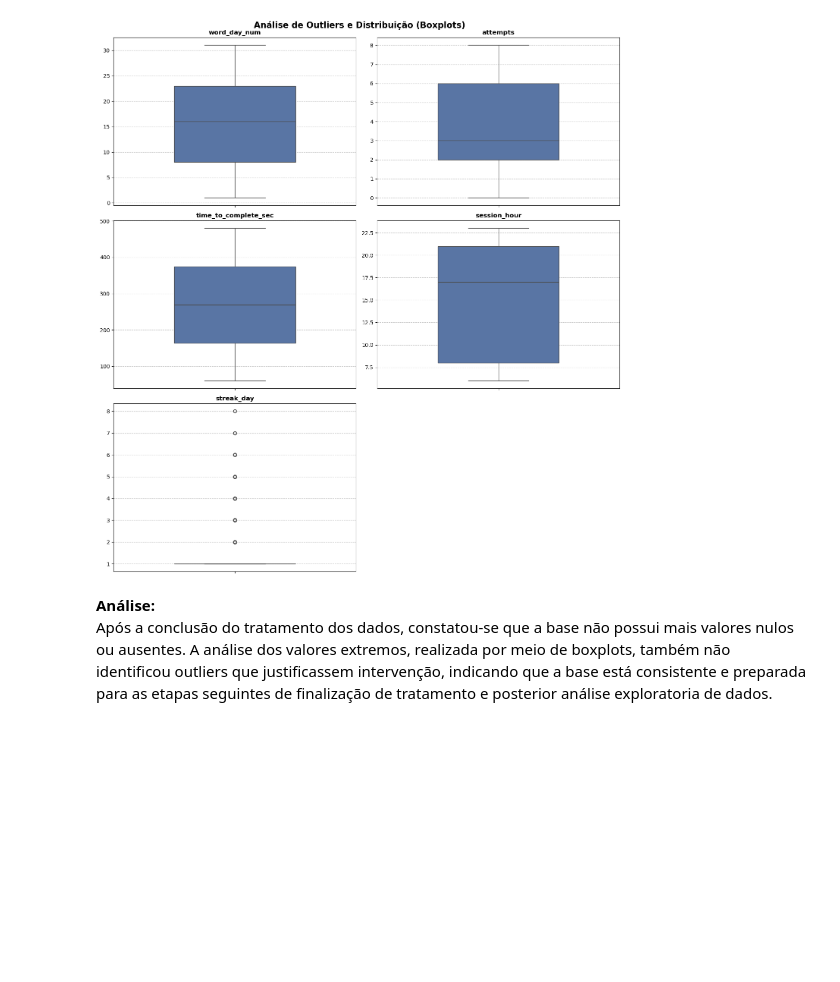
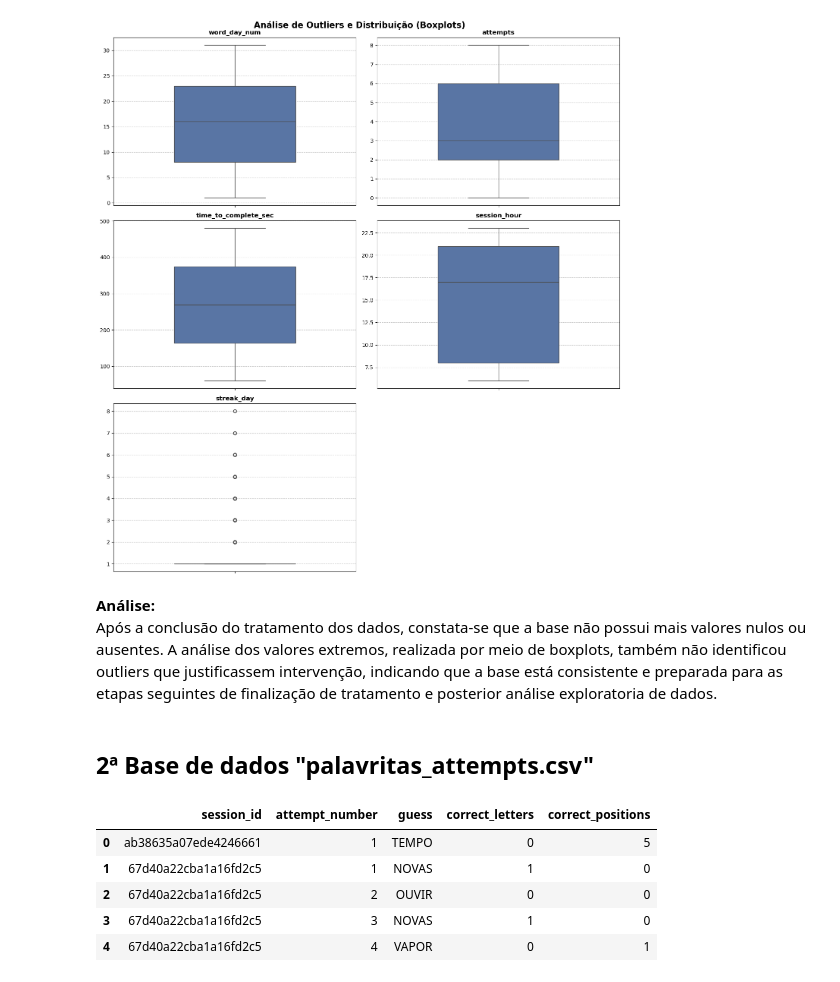
Before and after one commit to Fernandonneto/Case_Processo_Seletivo_-_Analista_de_Dados_Produto_-_Growth, a Jupyter notebook: I_Etapa_-_Tratamento_dados.ipynb, the cells around one changed output. Saved outputs shown, nothing was run; the diff lists cells and outputs as text; code cells hidden in the pictures; blank space fills up the shorter version.

```diff
--- a/I_Etapa_-_Tratamento_dados.ipynb
+++ b/I_Etapa_-_Tratamento_dados.ipynb
@@ -313,4 +313,19 @@ plt.show()
 [figure]
 # %% [markdown]
 **Análise:** \
-Após a conclusão do tratamento dos dados, constatou-se que a base não possui mais valores nulos ou ausentes. A análise dos valores extremos, realizada por meio de boxplots, também não identificou outliers que justificassem intervenção, indicando que a base está consistente e preparada para as etapas seguintes de finalização de tratamento e posterior análise exploratoria de dados.
+Após a conclusão do tratamento dos dados, constata-se que a base não possui mais valores nulos ou ausentes. A análise dos valores extremos, realizada por meio de boxplots, também não identificou outliers que justificassem intervenção, indicando que a base está consistente e preparada para as etapas seguintes de finalização de tratamento e posterior análise exploratoria de dados.
+# %% [markdown]
+## 2ª Base de dados "palavritas_attempts.csv"
+# %%
+# Carregar os dados do arquivo CSV para um DataFrame do pandas
+palavritas = pd.read_csv('base_dados/palavritas_attempts.csv', sep=',')
+
+# Exibir as primeiras linhas do DataFrame para verificar os dados carregados
+palavritas.head()
+# %% [output]
+|  | session_id | attempt_number | guess | correct_letters | correct_positions |
+| 0 | ab38635a07ede4246661 | 1 | TEMPO | 0 | 5 |
+| 1 | 67d40a22cba1a16fd2c5 | 1 | NOVAS | 1 | 0 |
+| 2 | 67d40a22cba1a16fd2c5 | 2 | OUVIR | 0 | 0 |
+| 3 | 67d40a22cba1a16fd2c5 | 3 | NOVAS | 1 | 0 |
+| 4 | 67d40a22cba1a16fd2c5 | 4 | VAPOR | 0 | 1 |
```
Also changed, not shown: parts of 14 cells of this notebook, 1 other file.
